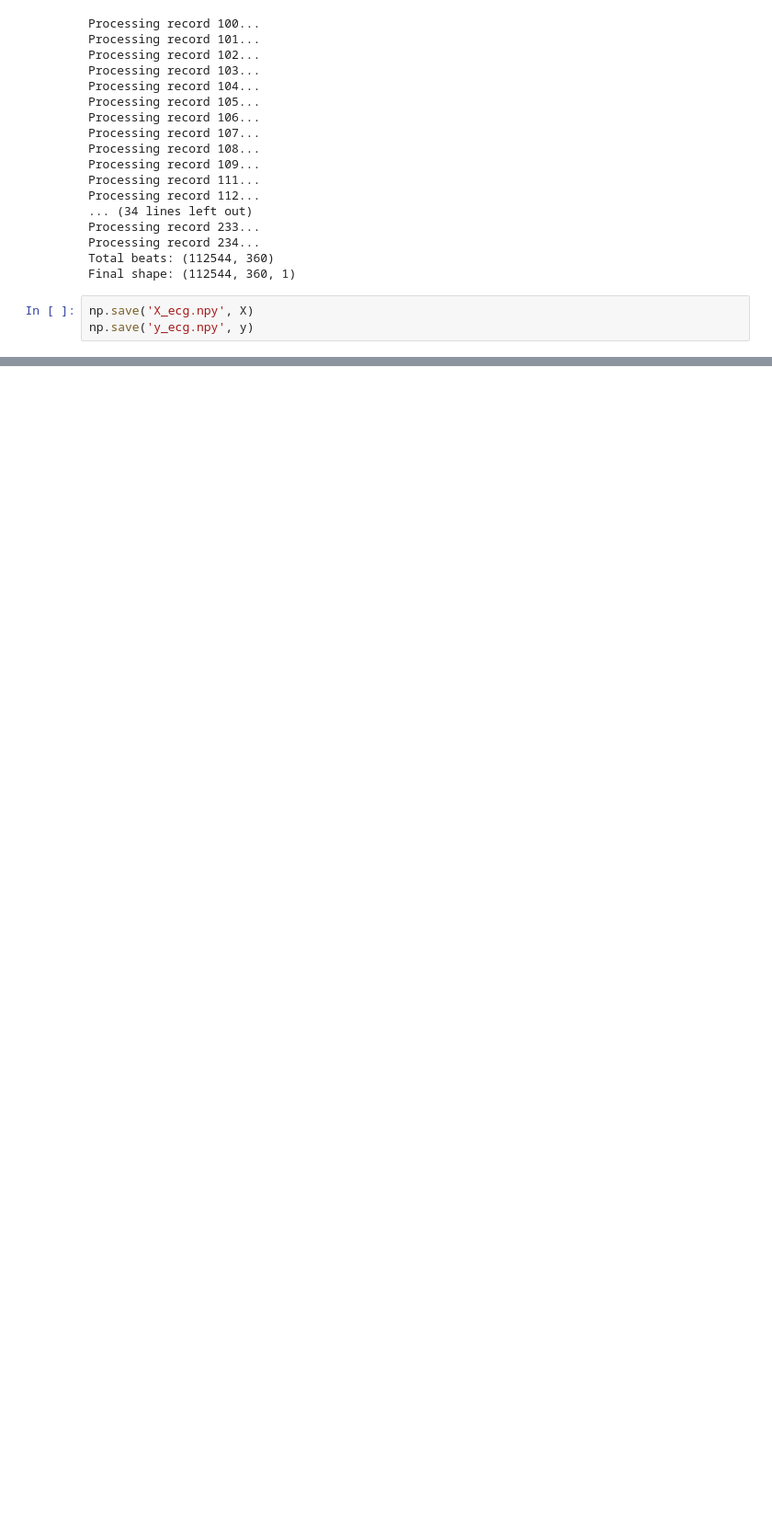
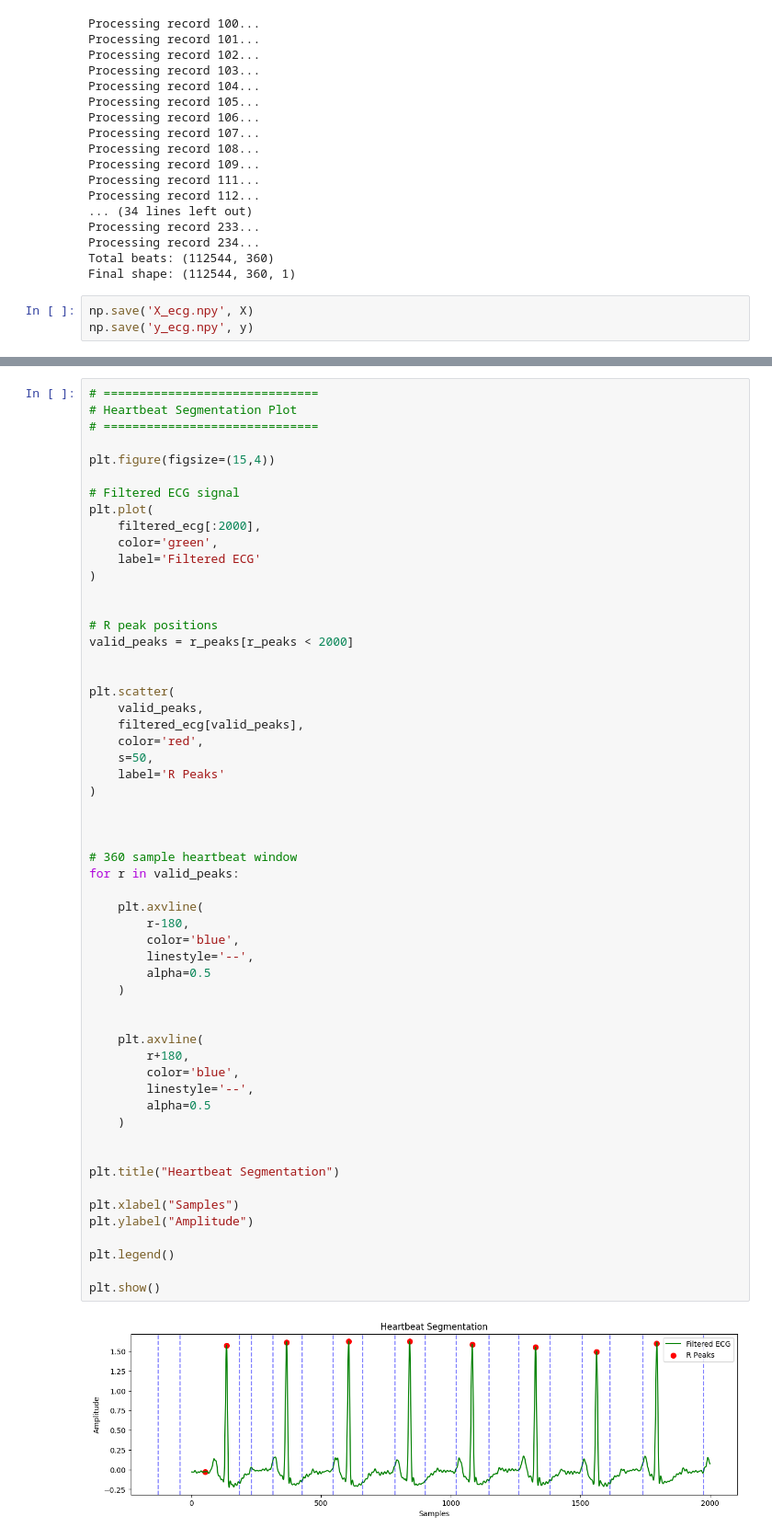
Before and after one commit to SakshyamAryal077/Data-Preprocessing-ECG, a Jupyter notebook: Preprossingecg.ipynb, the cells around one changed output, grey strips where cells are left out. Shown at 92% size. Drawn from its saved outputs; the diff is of its cells as text; blank space fills up the shorter version.

```diff
--- a/Preprossingecg.ipynb
+++ b/Preprossingecg.ipynb
@@ -308,0 +400,58 @@ files.download('y_ecg.npy')
+# %%
+# ==============================
+# Heartbeat Segmentation Plot
+# ==============================
+
+plt.figure(figsize=(15,4))
+
+# Filtered ECG signal
+plt.plot(
+    filtered_ecg[:2000],
+    color='green',
+    label='Filtered ECG'
+)
+
+
+# R peak positions
+valid_peaks = r_peaks[r_peaks < 2000]
+
+
+plt.scatter(
+    valid_peaks,
+    filtered_ecg[valid_peaks],
+    color='red',
+    s=50,
+    label='R Peaks'
+)
+
+
+
+# 360 sample heartbeat window
+for r in valid_peaks:
+
+    plt.axvline(
+        r-180,
+        color='blue',
+        linestyle='--',
+        alpha=0.5
+    )
+
+
+    plt.axvline(
+        r+180,
+        color='blue',
+        linestyle='--',
+        alpha=0.5
+    )
+
+
+plt.title("Heartbeat Segmentation")
+
+plt.xlabel("Samples")
+plt.ylabel("Amplitude")
+
+plt.legend()
+
+plt.show()
+# %% [output]
+[figure, added]
```
Also changed, not shown: parts of 7 cells of this notebook.
